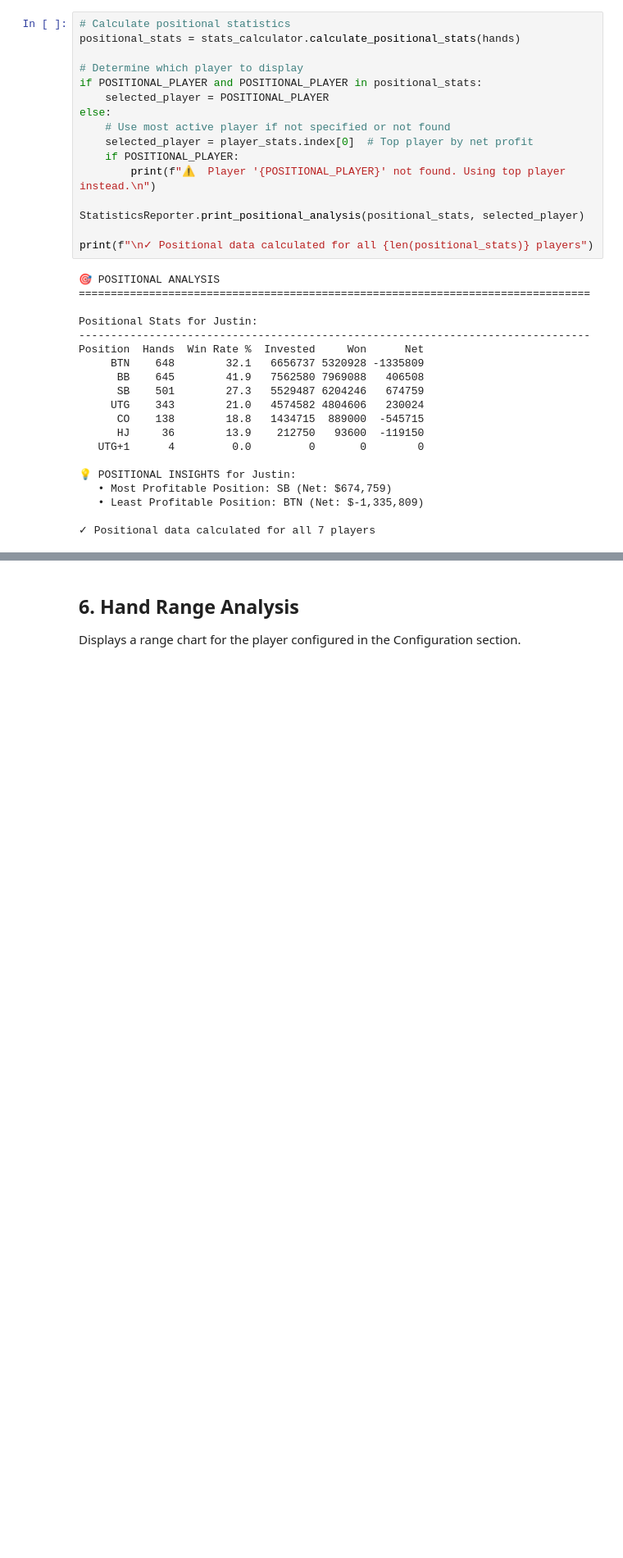
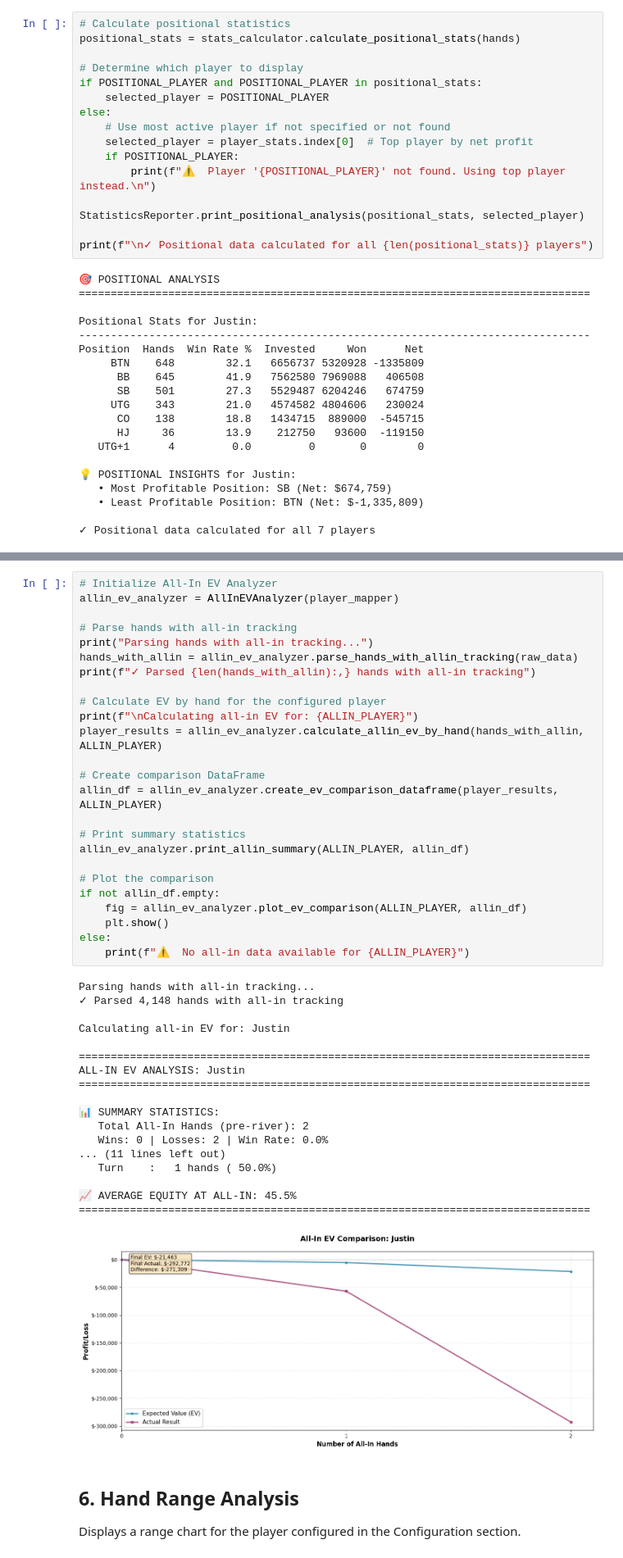
Before and after one commit to junghodavidlee/ppp, a Jupyter notebook: main_v3.ipynb, the cells around one changed output, grey strips where cells are left out. Shown at 82% size. Saved outputs shown, nothing was run; the diff lists cells and outputs as text; blank space fills up the shorter version.

```diff
--- a/main_v3.ipynb
+++ b/main_v3.ipynb
@@ -366,3 +387,47 @@ Position  Hands  Win Rate %  Invested     Won      Net
+# %%
+# Initialize All-In EV Analyzer
+allin_ev_analyzer = AllInEVAnalyzer(player_mapper)
+
+# Parse hands with all-in tracking
+print("Parsing hands with all-in tracking...")
+hands_with_allin = allin_ev_analyzer.parse_hands_with_allin_tracking(raw_data)
+print(f"✓ Parsed {len(hands_with_allin):,} hands with all-in tracking")
+
+# Calculate EV by hand for the configured player
+print(f"\nCalculating all-in EV for: {ALLIN_PLAYER}")
+player_results = allin_ev_analyzer.calculate_allin_ev_by_hand(hands_with_allin, ALLIN_PLAYER)
+
+# Create comparison DataFrame
+allin_df = allin_ev_analyzer.create_ev_comparison_dataframe(player_results, ALLIN_PLAYER)
+
+# Print summary statistics
+allin_ev_analyzer.print_allin_summary(ALLIN_PLAYER, allin_df)
+
+# Plot the comparison
+if not allin_df.empty:
+    fig = allin_ev_analyzer.plot_ev_comparison(ALLIN_PLAYER, allin_df)
+    plt.show()
+else:
+    print(f"⚠️  No all-in data available for {ALLIN_PLAYER}")
+# %% [output]
+Parsing hands with all-in tracking...
+✓ Parsed 4,148 hands with all-in tracking
+
+Calculating all-in EV for: Justin
+
+================================================================================
+ALL-IN EV ANALYSIS: Justin
+================================================================================
+
+📊 SUMMARY STATISTICS:
+   Total All-In Hands (pre-river): 2
+   Wins: 0 | Losses: 2 | Win Rate: 0.0%
+... (11 lines left out)
+   Turn    :   1 hands ( 50.0%)
+
+📈 AVERAGE EQUITY AT ALL-IN: 45.5%
+================================================================================
+[figure, added]
 # %% [markdown]
 ## 6. Hand Range Analysis
 
```
Also changed, not shown: parts of 6 cells of this notebook, 2 other files.
